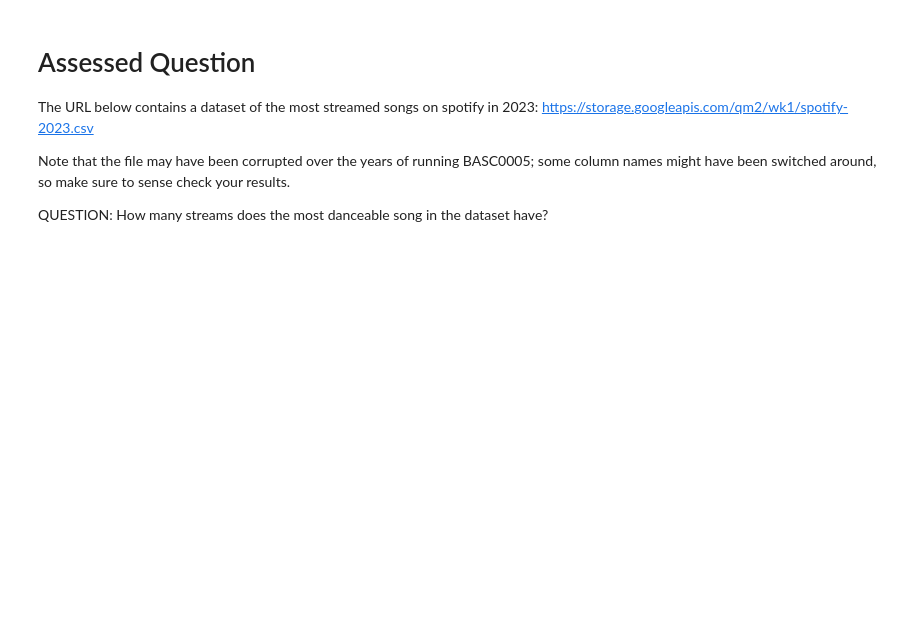
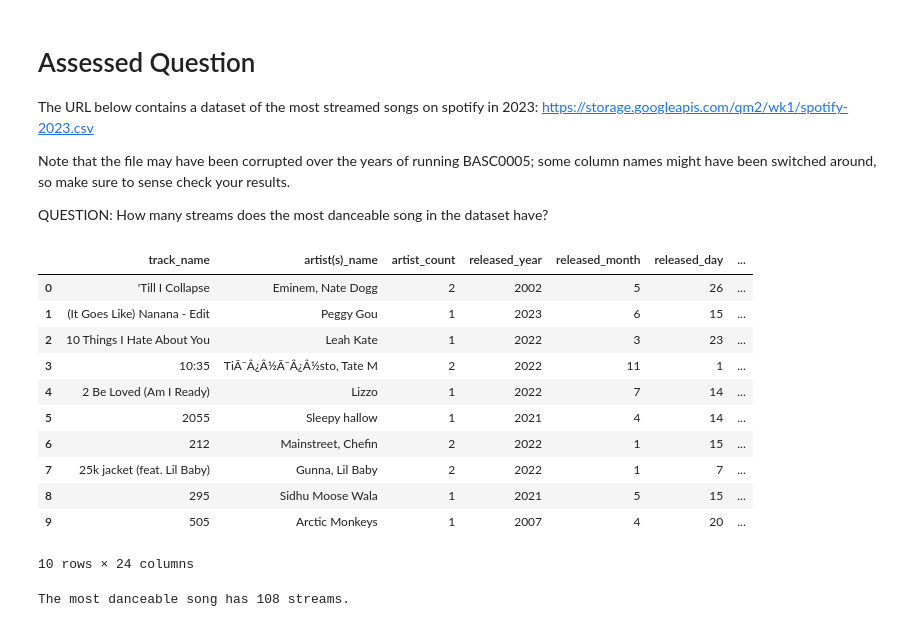
Before and after one commit to ezhang0322-glitch/QM2, a Jupyter notebook: W1_Python_Recap.ipynb, the cells around one changed output. Cells and saved outputs as stored; diff of their text form; code cells hidden in the pictures; blank space fills up the shorter version.

```diff
--- a/W1_Python_Recap.ipynb
+++ b/W1_Python_Recap.ipynb
@@ -236,0 +242,31 @@ QUESTION: How many streams does the most danceable song in the dataset have?
+# %%
+import pandas as pd
+
+# Load the dataset directly from the URL
+spotify_df = pd.read_csv('https://storage.googleapis.com/qm2/wk1/spotify-2023.csv')
+
+# Display the first few rows to confirm it loaded correctly
+spotify_df.head(10)
+# %% [output]
+|  | track_name | artist(s)_name | artist_count | released_year | released_month | released_day | ... |
+| 0 | 'Till I Collapse | Eminem, Nate Dogg | 2 | 2002 | 5 | 26 | ... |
+| 1 | (It Goes Like) Nanana - Edit | Peggy Gou | 1 | 2023 | 6 | 15 | ... |
+| 2 | 10 Things I Hate About You | Leah Kate | 1 | 2022 | 3 | 23 | ... |
+| 3 | 10:35 | TiÃ¯Â¿Â½Ã¯Â¿Â½sto, Tate M | 2 | 2022 | 11 | 1 | ... |
+| 4 | 2 Be Loved (Am I Ready) | Lizzo | 1 | 2022 | 7 | 14 | ... |
+| 5 | 2055 | Sleepy hallow | 1 | 2021 | 4 | 14 | ... |
+| 6 | 212 | Mainstreet, Chefin | 2 | 2022 | 1 | 15 | ... |
+| 7 | 25k jacket (feat. Lil Baby) | Gunna, Lil Baby | 2 | 2022 | 1 | 7 | ... |
+| 8 | 295 | Sidhu Moose Wala | 1 | 2021 | 5 | 15 | ... |
+| 9 | 505 | Arctic Monkeys | 1 | 2007 | 4 | 20 | ... |
+10 rows × 24 columns
+# %%
+# Find the row with the maximum danceability
+most_danceable_song = spotify_df.loc[spotify_df['danceability_%'].idxmax()]
+
+# Get the number of streams for this song
+streams_of_most_danceable = most_danceable_song['streams']
+
+print(f"The most danceable song has {streams_of_most_danceable} streams.")
+# %% [output]
+The most danceable song has 108 streams.
```
Also changed, not shown: parts of 12 cells of this notebook.
